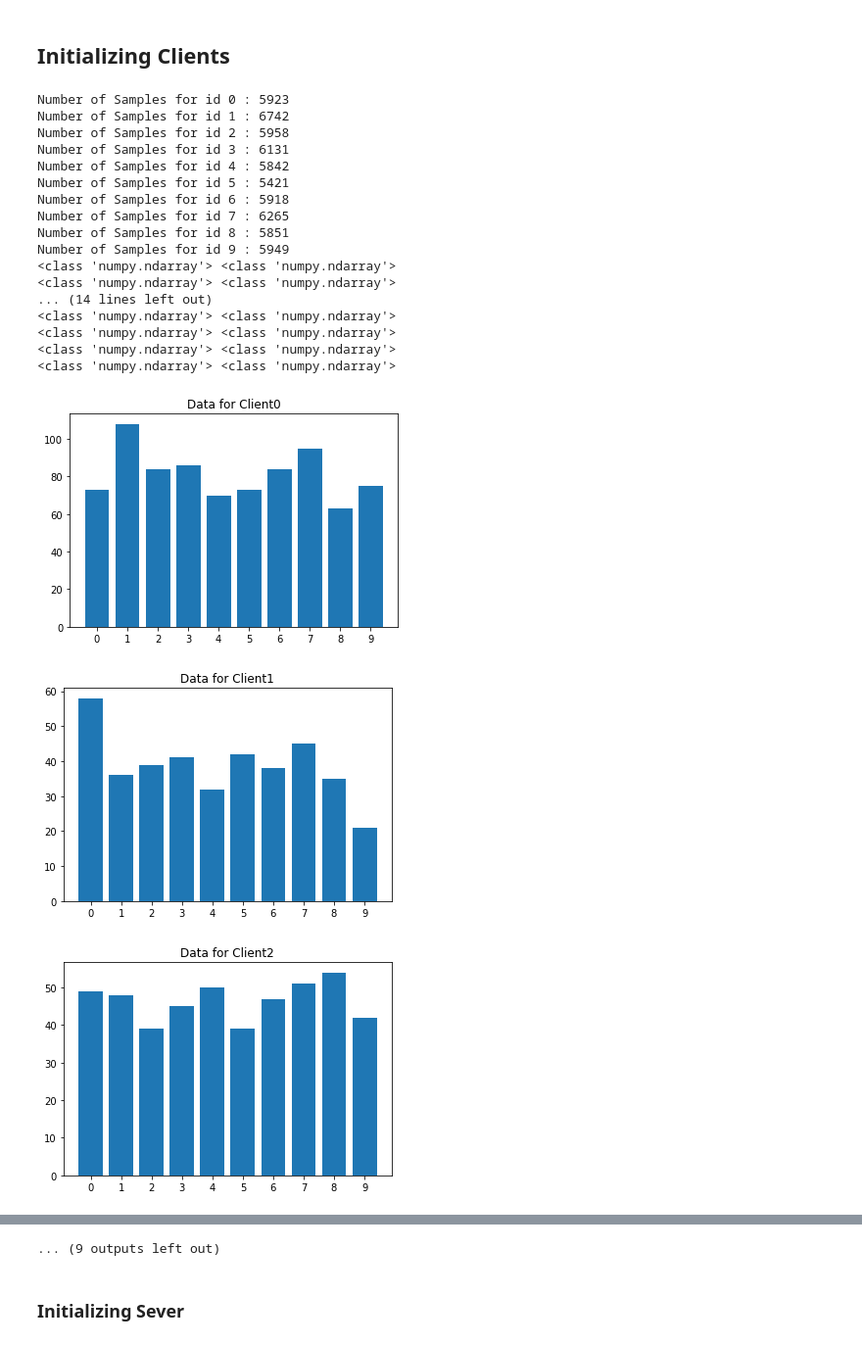
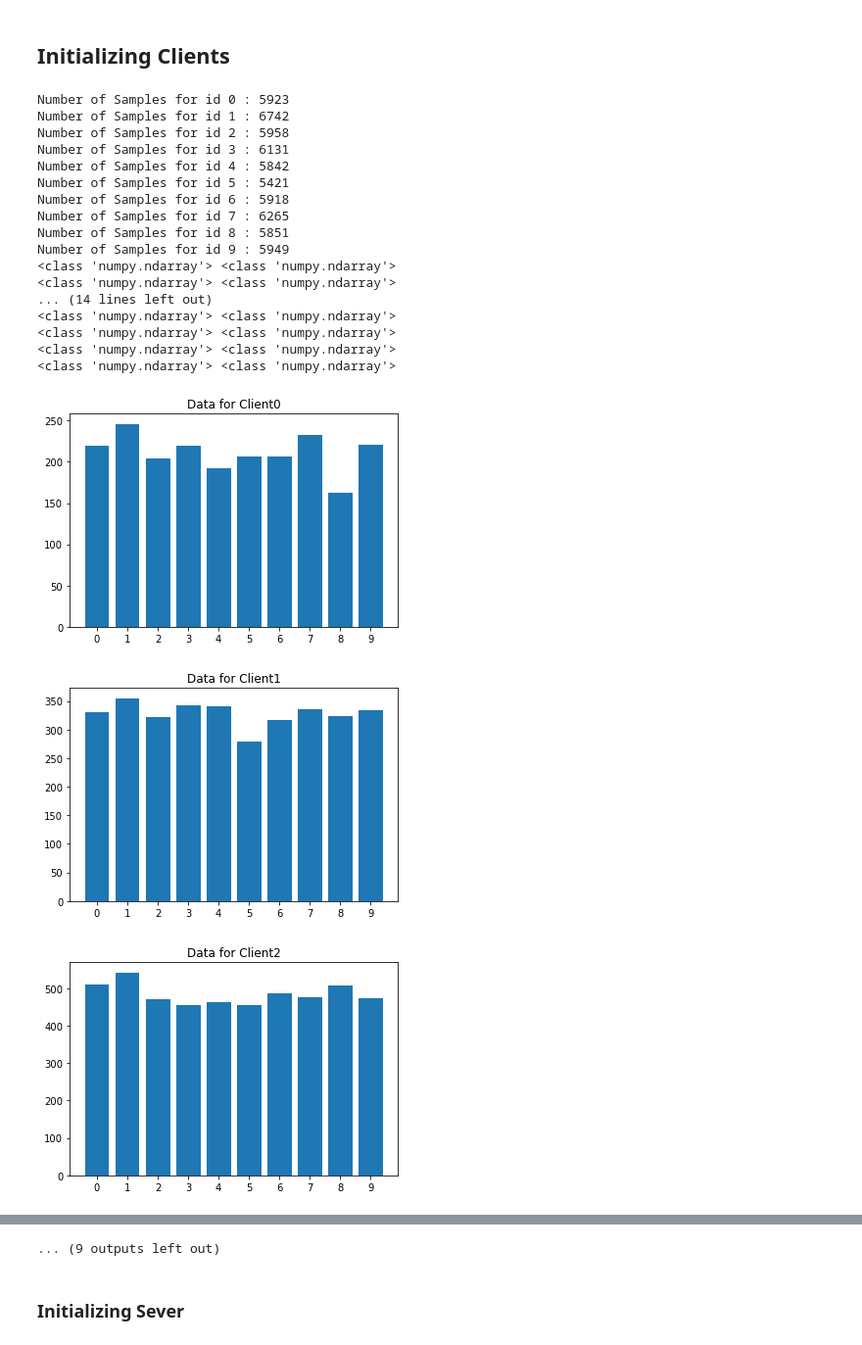
Before and after one commit to shaunamooney/Federated_Learning, a Jupyter notebook: Sever_Client_SUDO_withoutTCP.ipynb, the cells around one changed output, grey strips where cells are left out. Shown at 98% size. Drawn from its saved outputs; the diff is of its cells as text; code cells hidden in the pictures.

```diff
--- a/Sever_Client_SUDO_withoutTCP.ipynb
+++ b/Sever_Client_SUDO_withoutTCP.ipynb
@@ -125,14 +152,16 @@ class client:
         self.clientCIF=0
         self.SNR = 0
         self.epochs = 10
-        self.lr = 0.01
+        self.lr = 0.0001
 
     #Methods Private to client
     def __setActiveStatus(self):
         self.activeStatus = int(np.random.randint(0,2,1))
+        #self.activeStatus = 1
 
     def __setCIF(self):
         self.clientCIF = int(np.random.randint(0,50,1))  # Random Number between 0 and 49 for vheck purpose only
+        #self.clientCIF = 20
 
     def __getTrainData(self):
         return self.__clientDataX, self.__clientDataY  # Just for Testing will be expanded to select meaningful data
@@ -164,9 +193,18 @@ class client:
         self.__clientModel.fit(self.__clientDataX,
                                tf.keras.utils.to_categorical(self.__clientDataY),
                                epochs=self.epochs,
-                              verbose=0)
+                               validation_split=0.2,
+                               verbose=0)
 
         updatedWeights = self.__clientModel.get_weights()
+        #print("Client_",self.id," weights=\n",updatedWeights)
+        #print("Size Client 0",updatedWeights[0].size)
+        #print("Size Client 1",updatedWeights[1].size)
+        ##print("Size Client 2",updatedWeights[2].size)
+        #print("Size Client 3",updatedWeights[3].size)
+        #print("Size Client 4",updatedWeights[4].size)
+        #print("Size Client 5",updatedWeights[5].size)
+
         numOfDataPoints = self.__clientDataY.size   #<-- Set the correct type to get the number of datapoints in the current update round
         #print("ModelWeightShape=",len(updatedWeights))
         #print("numOfDataPoints=",numOfDataPoints)
@@ -174,6 +212,7 @@ class client:
 
     def setModelUpdateWeights(self,modelUpdateWeights):
         self.__clientModel.set_weights(modelUpdateWeights)
+        #self.__clientModel.
 
     def plotClientData(self):
         #print("Y_Data",self.__clientDataY)
@@ -240,7 +279,7 @@ def distributeDataToClient(numOfClients,X_train,Y_train):  # Creating NON IID Da
                 classID = int(classList[k])
                 classIDLen = len(eval("id"+str(classID)))
                 #print(classID,":",classIDLen)
-                numOfSamplesInClass= int(np.random.randint(200,1000,1))
+                numOfSamplesInClass= int(np.random.randint(1500,5000,1))
                 #print(numOfSamplesInClass)
                 Y_data = np.empty([numOfSamplesInClass,])
                 X_data= np.empty([numOfSamplesInClass,784])
@@ -308,35 +338,35 @@ client_11=client(11)
 client_12=client(12)
 client_13=client(13)
 client_14=client(14)
 client_15=client(15)
 client_16=client(16)
 client_17=client(17)
 client_18=client(18)
 client_19=client(19)
 
 # Distribute Client Data
-distributeDataToClient(20,originalTrainX,originalTrainY)
-for i in range (0,20):
+distributeDataToClient(N,originalTrainX,originalTrainY)
+for i in range (0,N):
     clientName = "client_"+str(i)
     eval(clientName).plotClientData()
 # %% [output]
 Number of Samples for id 0 : 5923
 Number of Samples for id 1 : 6742
 Number of Samples for id 2 : 5958
 Number of Samples for id 3 : 6131
 Number of Samples for id 4 : 5842
 Number of Samples for id 5 : 5421
 Number of Samples for id 6 : 5918
 Number of Samples for id 7 : 6265
 Number of Samples for id 8 : 5851
 Number of Samples for id 9 : 5949
 <class 'numpy.ndarray'> <class 'numpy.ndarray'>
 <class 'numpy.ndarray'> <class 'numpy.ndarray'>
 ... (14 lines left out)
 <class 'numpy.ndarray'> <class 'numpy.ndarray'>
 <class 'numpy.ndarray'> <class 'numpy.ndarray'>
 <class 'numpy.ndarray'> <class 'numpy.ndarray'>
 <class 'numpy.ndarray'> <class 'numpy.ndarray'>
-[figure, old version]
+[figure, new version]
-[figure, old version]
+[figure, new version]
-[figure, old version]
+[figure, new version]
```
Also changed, not shown: parts of 13 cells of this notebook.
